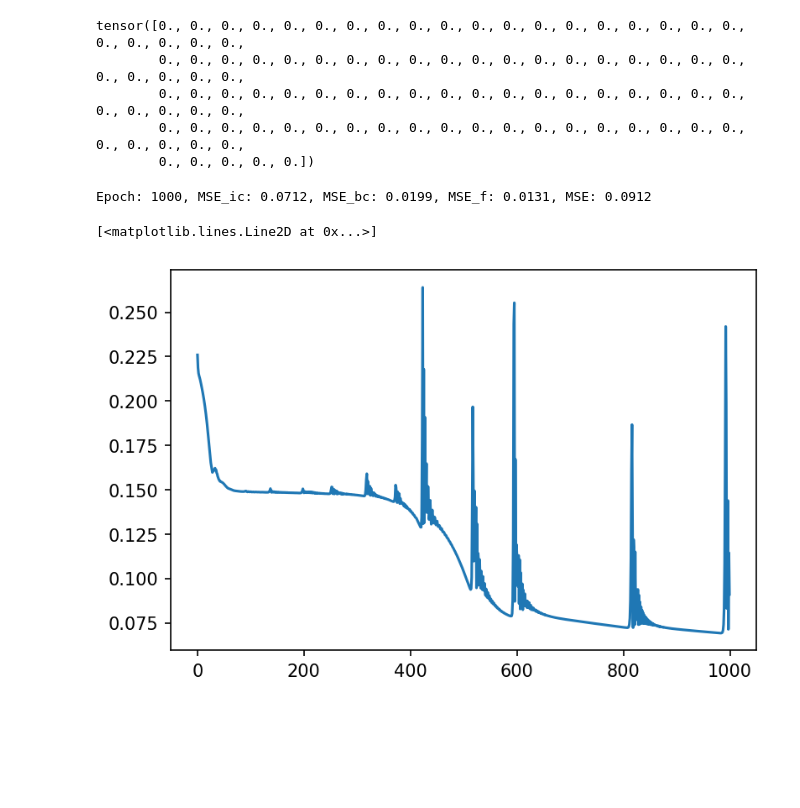
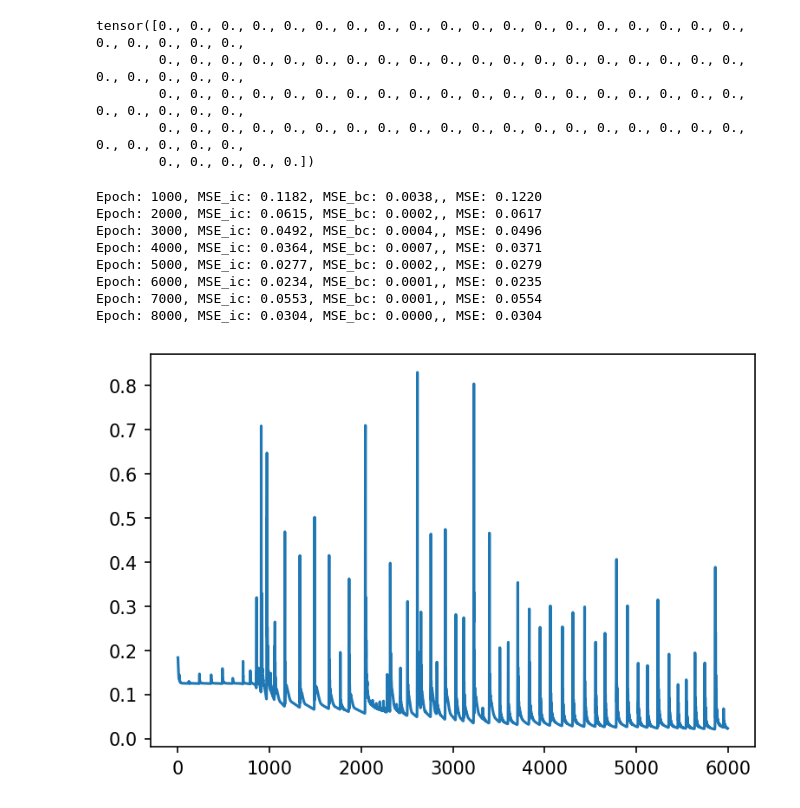
Before and after one commit to HymanHY/PINN_Pytorch, a Jupyter notebook: PINN-HY/Allen-Cahn.ipynb, the cells around one changed output. Cells and saved outputs as stored; diff of their text form; code cells hidden in the pictures; blank space fills up the shorter version.

```diff
--- a/PINN-HY/Allen-Cahn.ipynb
+++ b/PINN-HY/Allen-Cahn.ipynb
@@ -78,7 +78,7 @@ u0 = Exact[idx_x, idx_t0:idx_t0+1]
 #u0 = u0 + noise_u0*np.std(u0)*np.random.randn(u0.shape[0], u0.shape[1])
 
 # Boudanry data
-x1 = np.vstack((lb,ub))
+xb = np.vstack((lb,ub))
 x_star = x
 u_star = Exact[:, idx_t1:idx_t1+1]
 # %%
@@ -96,7 +96,8 @@ u0 = torch.tensor(u0).type(torch.FloatTensor)
 x0 = x0.reshape((-1, 1))
 x0 = torch.tensor(x0).type(torch.FloatTensor)
 
-x1 = x1.reshape((-1, 1))
+xb = xb.reshape((-1, 1))
+xb = torch.tensor(xb).type(torch.FloatTensor)
 ab = torch.tensor(pn.IRK_weights).type(torch.FloatTensor)
 c = torch.tensor(pn.IRK_times).type(torch.FloatTensor)
 # %%
@@ -135,7 +135,7 @@ tensor([0., 0., 0., 0., 0., 0., 0., 0., 0., 0., 0., 0., 0., 0., 0., 0., 0., 0.,
 # %%
 # Perform backprop
 MAX_EPOCHS = int(args.epochs)
-LRATE = 3e-4
+LRATE = 0.001
 
 #Use Adam for training
 optimizer = torch.optim.Adam(pn.parameters(), lr=LRATE)
@@ -158,14 +158,14 @@ for epoch in range(MAX_EPOCHS):
     Ucxx = torch.autograd.grad(Ucx.sum(),xc,create_graph=True)[0]
     F = -0.0001*Ucxx + 5*Uc**3 - 5*Uc
     u0_pred = U - torch.Tensor(dt)*F.mm(ab.transpose(0,1))
-    mse_ic = pn.MSE(u0_pred, u0)
+    mse_ic = pn.MSE(u0_pred, u0.expand(u0_pred.shape))
     loss_history_ic.append([epoch, mse_ic])
 
     #boundary condition
-    x1c = x1.clone()
-    x1c.requires_grad = True
-    Ub_pred = pn(x1c)
-    Ub_pred1 = torch.autograd.grad(Ub_pred.sum(),x1c,create_graph=True)[0]
+    xbc = xb.clone()
+    xbc.requires_grad = True
+    Ub_pred = pn(xbc)
+    Ub_pred1 = torch.autograd.grad(Ub_pred.sum(),xbc,create_graph=True)[0]
     mse_bc = pn.MSE(Ub_pred[0:1,:], Ub_pred[1:2,:])+ pn.MSE(Ub_pred1[0:1,:], Ub_pred1[1:2,:])
     loss_history_bc.append([epoch, mse_bc])
 
@@ -178,10 +178,17 @@ for epoch in range(MAX_EPOCHS):
     optimizer.step()
 
     if (epoch+1) % 1000 == 0:
-        print("Epoch: {}, MSE_ic: {:.4f}, MSE_bc: {:.4f}, MSE_f: {:.4f}, MSE: {:.4f}".format((epoch+1), mse_ic, mse_bc, mse_f, loss))
+        print("Epoch: {}, MSE_ic: {:.4f}, MSE_bc: {:.4f},, MSE: {:.4f}".format((epoch+1), mse_ic, mse_bc, loss))
 elapsed = time.time() - start_time
 # %% [output]
-Epoch: 1000, MSE_ic: 0.0712, MSE_bc: 0.0199, MSE_f: 0.0131, MSE: 0.0912
+Epoch: 1000, MSE_ic: 0.1182, MSE_bc: 0.0038,, MSE: 0.1220
+Epoch: 2000, MSE_ic: 0.0615, MSE_bc: 0.0002,, MSE: 0.0617
+Epoch: 3000, MSE_ic: 0.0492, MSE_bc: 0.0004,, MSE: 0.0496
+Epoch: 4000, MSE_ic: 0.0364, MSE_bc: 0.0007,, MSE: 0.0371
+Epoch: 5000, MSE_ic: 0.0277, MSE_bc: 0.0002,, MSE: 0.0279
+Epoch: 6000, MSE_ic: 0.0234, MSE_bc: 0.0001,, MSE: 0.0235
+Epoch: 7000, MSE_ic: 0.0553, MSE_bc: 0.0001,, MSE: 0.0554
+Epoch: 8000, MSE_ic: 0.0304, MSE_bc: 0.0000,, MSE: 0.0304
 # %%
 #%%
 #save trained model
@@ -190,13 +197,12 @@ torch.save(pn, fname)
 # %%
 #%%
 loss_history = np.array(loss_history)
 plt.figure(dpi=150)
-plt.plot(loss_history[:,0], loss_history[:,1])
-#plt.savefig("ACNet_loss_hist_{}.png".format(MAX_EPOCHS))
+plt.plot(loss_history[0:6000,0], loss_history[0:6000,1])
+plt.savefig("ACNet_loss_hist_{}.png".format(MAX_EPOCHS))
 #plt.show()
 # %% [output]
-[<matplotlib.lines.Line2D at 0x...>]
-[figure, old version]
+[figure, new version]
 # %%
 #%%
 plt.figure(dpi=150)
```
Also changed, not shown: parts of 5 cells of this notebook, 4 other files.
